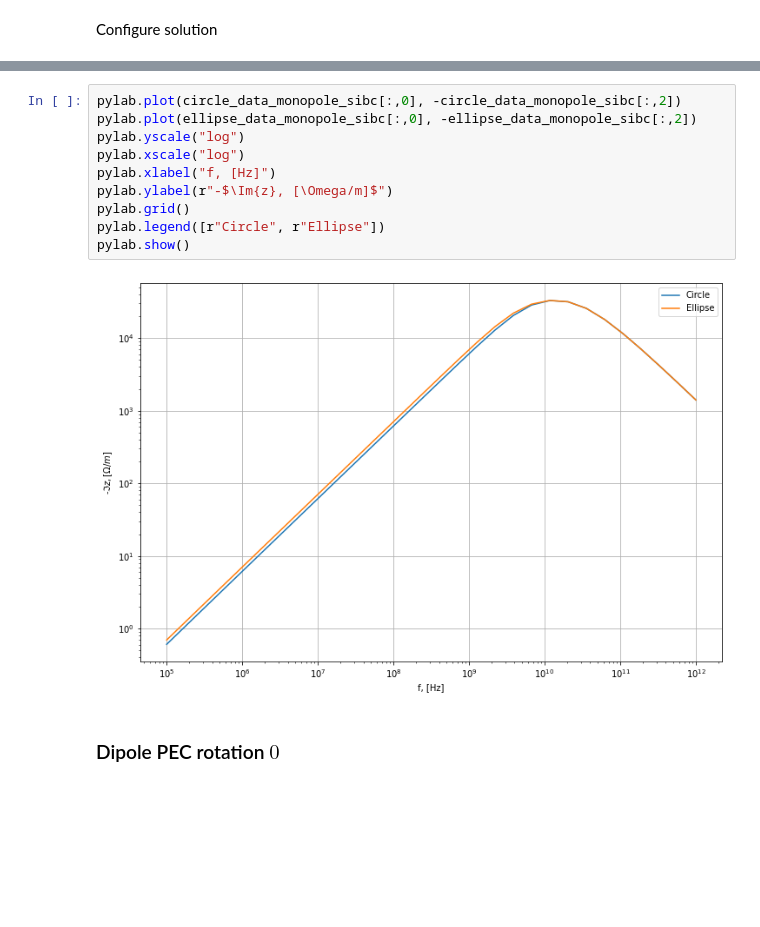
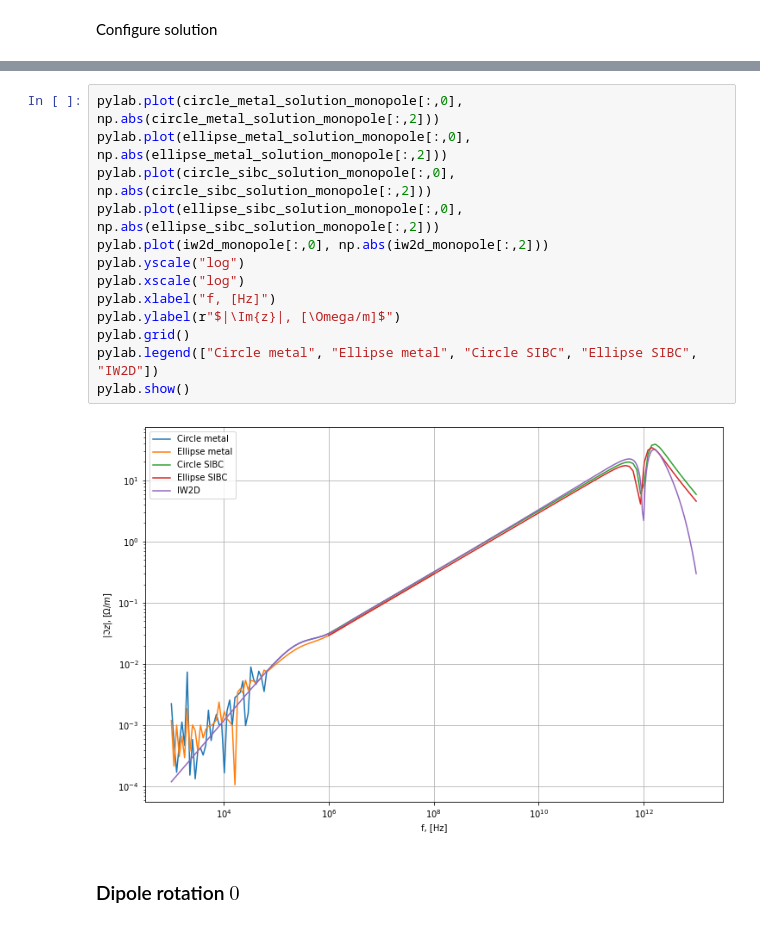
Before and after one commit to CREMLIN-PLUS-WP4-TASK3/BeamImpedance2DX, a Jupyter notebook: examples/07_circle_and_ellipse/circle_and_ellipse.ipynb, the cells around one changed output, grey strips where cells are left out. Saved outputs shown, nothing was run; the diff lists cells and outputs as text; blank space fills up the shorter version.

```diff
--- a/examples/07_circle_and_ellipse/circle_and_ellipse.ipynb
+++ b/examples/07_circle_and_ellipse/circle_and_ellipse.ipynb
@@ -98,17 +109,20 @@ pylab.show()
-# %%
-pylab.plot(circle_data_monopole_sibc[:,0], -circle_data_monopole_sibc[:,2])
-pylab.plot(ellipse_data_monopole_sibc[:,0], -ellipse_data_monopole_sibc[:,2])
-pylab.yscale("log")
-pylab.xscale("log")
-pylab.xlabel("f, [Hz]")
-pylab.ylabel(r"-$\Im{z}, [\Omega/m]$")
-pylab.grid()
-pylab.legend([r"Circle", r"Ellipse"])
-pylab.show()
-# %% [output]
-[figure, removed]
+# %%
+pylab.plot(circle_metal_solution_monopole[:,0], np.abs(circle_metal_solution_monopole[:,2]))
+pylab.plot(ellipse_metal_solution_monopole[:,0], np.abs(ellipse_metal_solution_monopole[:,2]))
+pylab.plot(circle_sibc_solution_monopole[:,0], np.abs(circle_sibc_solution_monopole[:,2]))
+pylab.plot(ellipse_sibc_solution_monopole[:,0], np.abs(ellipse_sibc_solution_monopole[:,2]))
+pylab.plot(iw2d_monopole[:,0], np.abs(iw2d_monopole[:,2]))
+pylab.yscale("log")
+pylab.xscale("log")
+pylab.xlabel("f, [Hz]")
+pylab.ylabel(r"$|\Im{z}|, [\Omega/m]$")
+pylab.grid()
+pylab.legend(["Circle metal", "Ellipse metal", "Circle SIBC", "Ellipse SIBC", "IW2D"])
+pylab.show()
+# %% [output]
+[figure, added]
 # %% [markdown]
-### Dipole PEC rotation $0$
+### Dipole rotation $0$
 # %%
 %%time
 
```
Also changed, not shown: parts of 38 cells of this notebook, 5 other files.
